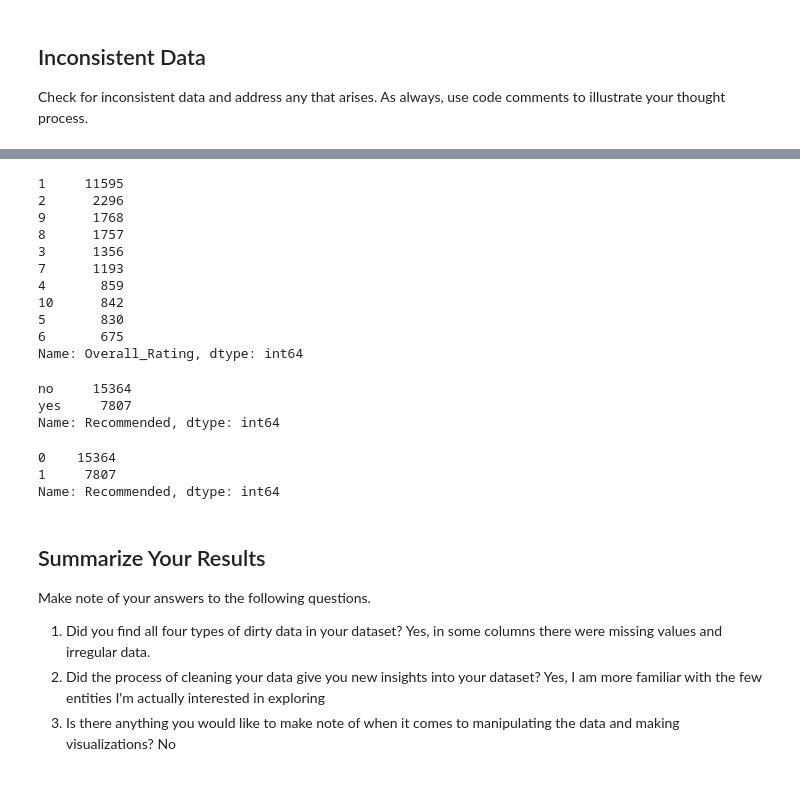
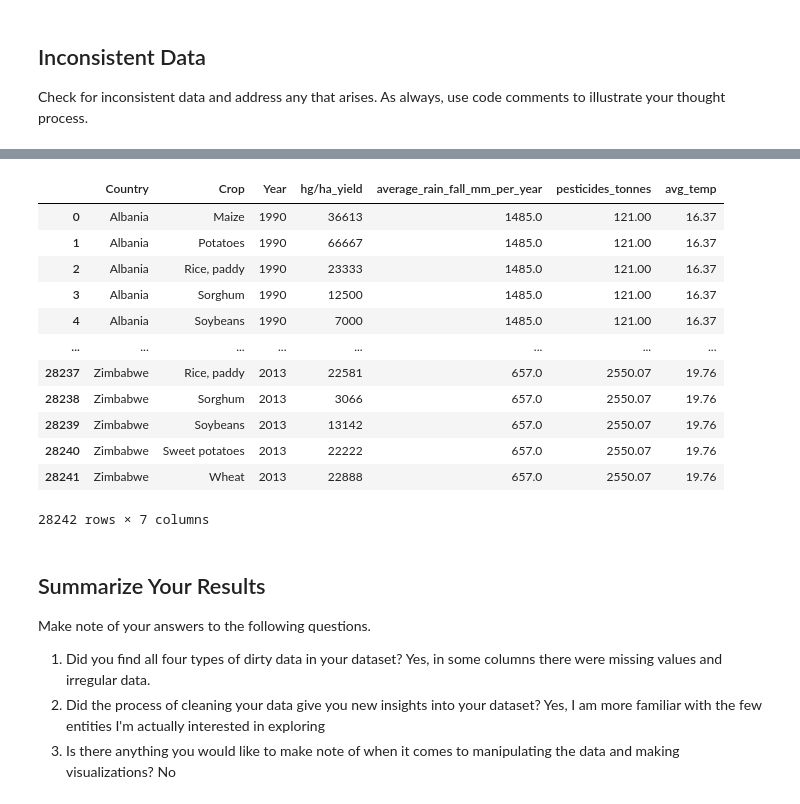
Before and after one commit to Prtb0/EDA_cropyield_prediction, a Jupyter notebook: cleaning/cleaning cropyield_prediction.ipynb, the cells around one changed output, grey strips where cells are left out. Cells and saved outputs as stored; diff of their text form; code cells hidden in the pictures.

```diff
--- a/cleaning/cleaning cropyield_prediction.ipynb
+++ b/cleaning/cleaning cropyield_prediction.ipynb
@@ -476,21 +509,0 @@ df['Overall_Rating']=df['Overall_Rating'].replace('n',10)
-# %%
-df['Overall_Rating'].value_counts()
-# %% [output]
-1     11595
-2      2296
-9      1768
-8      1757
-3      1356
-7      1193
-4       859
-10      842
-5       830
-6       675
-Name: Overall_Rating, dtype: int64
-# %%
-# I observed recommended column values are string data,For analysis purpose I decided to replace no as 0 and yes as 1.
-df['Recommended'].value_counts()
-# %% [output]
-no     15364
-yes     7807
-Name: Recommended, dtype: int64
@@ -499,9 +510,25 @@ df['Recommended']=df['Recommended'].map({'no':0,'yes':1})
-# %%
-df['Recommended'].value_counts()
-# %% [output]
-0    15364
-1     7807
-Name: Recommended, dtype: int64
+# %%
+# Rename misleading column names.Renaming the 'Area' column to 'Country' for clarity purposes.
+df5.rename(columns = {'Area' : 'Country'}, inplace = True)
+# %%
+# Renaming the 'Item' column to 'Crop' for clarity purposes.
+df5.rename(columns = {'Item' : 'Crop'}, inplace = True)
+# %%
+df5
+# %% [output]
+|  | Country | Crop | Year | hg/ha_yield | average_rain_fall_mm_per_year | pesticides_tonnes | avg_temp |
+| 0 | Albania | Maize | 1990 | 36613 | 1485.0 | 121.00 | 16.37 |
+| 1 | Albania | Potatoes | 1990 | 66667 | 1485.0 | 121.00 | 16.37 |
+| 2 | Albania | Rice, paddy | 1990 | 23333 | 1485.0 | 121.00 | 16.37 |
+| 3 | Albania | Sorghum | 1990 | 12500 | 1485.0 | 121.00 | 16.37 |
+| 4 | Albania | Soybeans | 1990 | 7000 | 1485.0 | 121.00 | 16.37 |
+| ... | ... | ... | ... | ... | ... | ... | ... |
+| 28237 | Zimbabwe | Rice, paddy | 2013 | 22581 | 657.0 | 2550.07 | 19.76 |
+| 28238 | Zimbabwe | Sorghum | 2013 | 3066 | 657.0 | 2550.07 | 19.76 |
+| 28239 | Zimbabwe | Soybeans | 2013 | 13142 | 657.0 | 2550.07 | 19.76 |
+| 28240 | Zimbabwe | Sweet potatoes | 2013 | 22222 | 657.0 | 2550.07 | 19.76 |
+| 28241 | Zimbabwe | Wheat | 2013 | 22888 | 657.0 | 2550.07 | 19.76 |
+28242 rows × 7 columns
 # %%
 # Exporting cleaned data set
 df.to_csv("C:\\Users\\prave\\Desktop\\LaunchcodeW+\\cleaning-data-checkpoint\\cleaning_checkpoint.csv")
```
Also changed, not shown: parts of 10 cells of this notebook.
